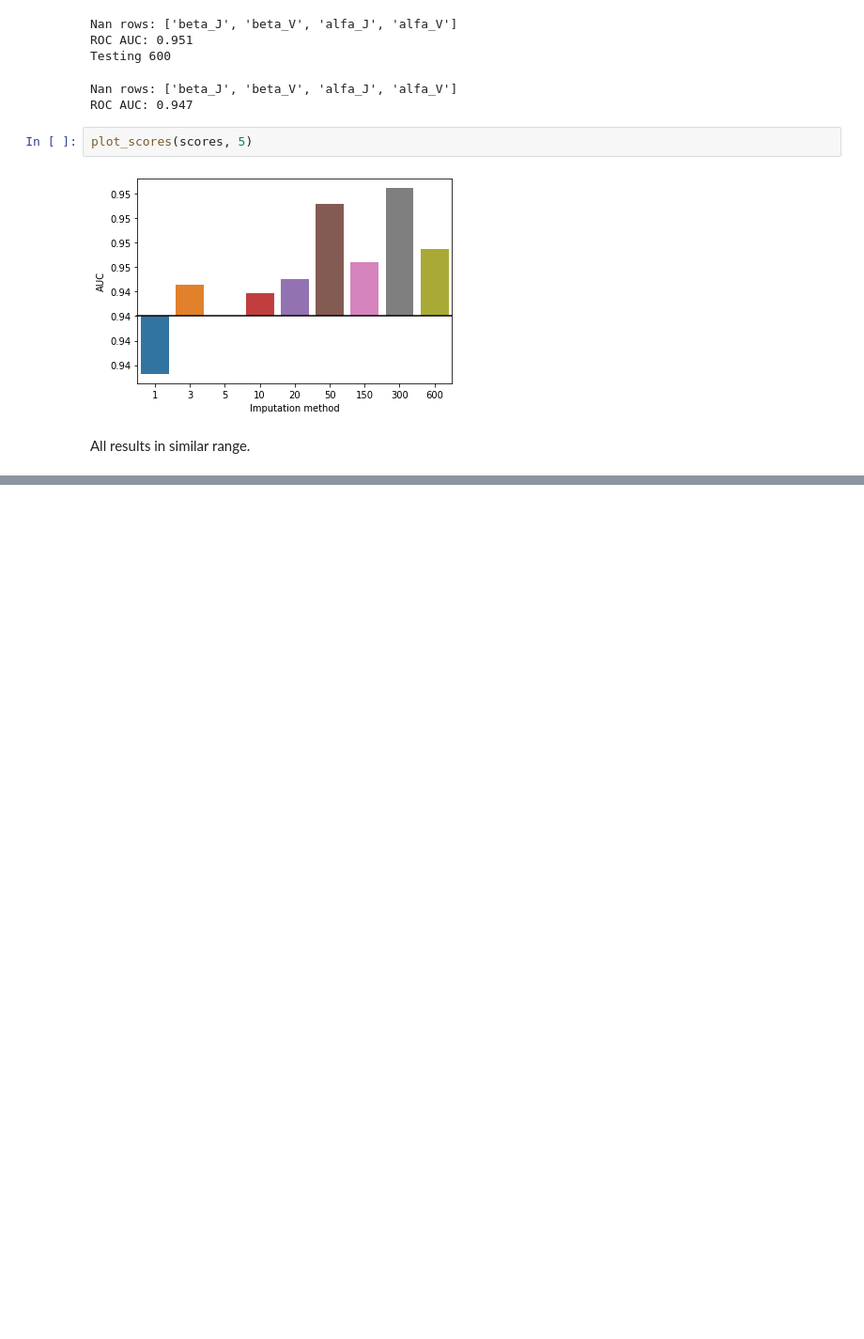
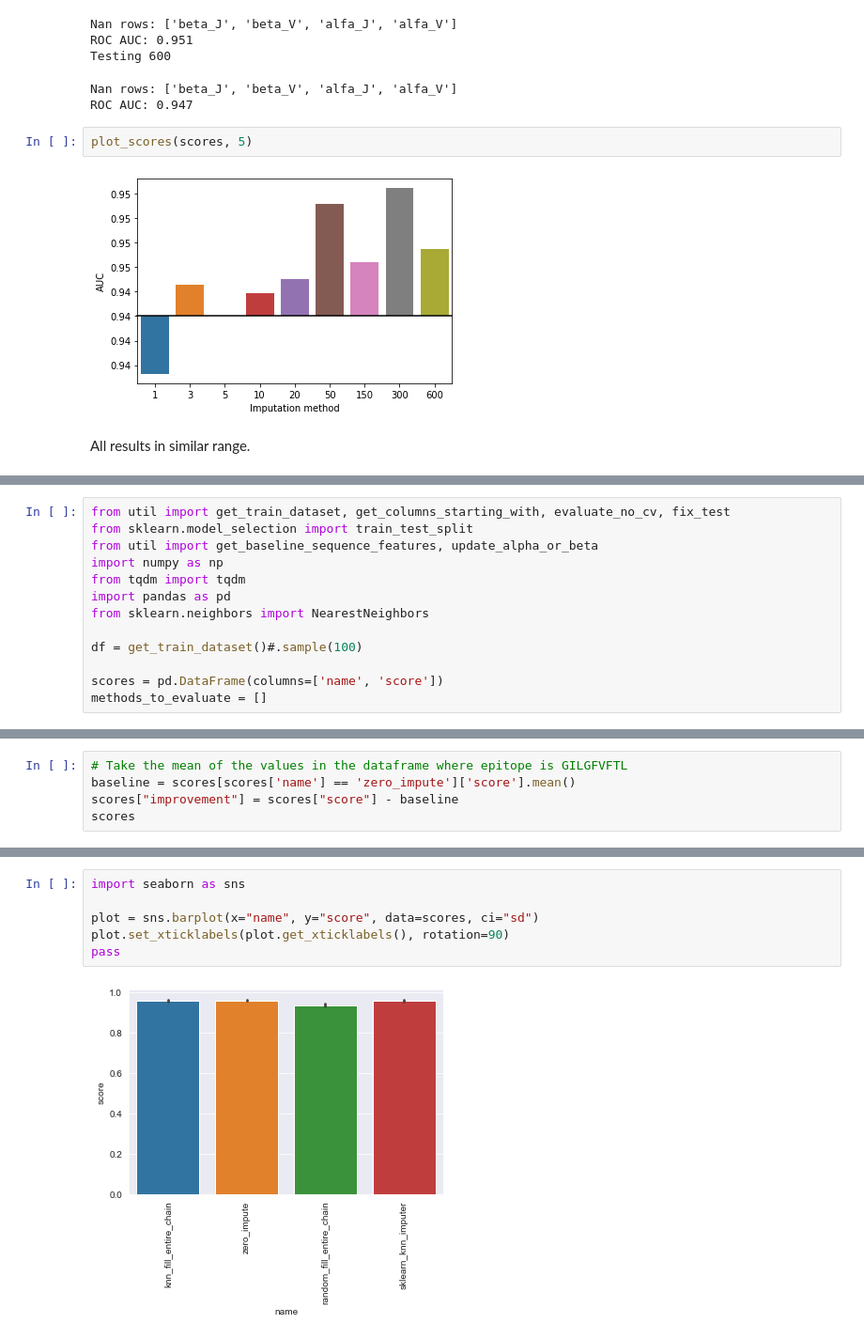
Before and after one commit to arnodeceuninck/thesis, a Jupyter notebook: 16 Alpha Beta KNN Prediction.ipynb, the cells around one changed output, grey strips where cells are left out. Shown at 94% size. Drawn from its saved outputs; the diff is of its cells as text; blank space fills up the shorter version.

Commit message:
knn chain imputation multiple folds tests

```diff
--- a/16 Alpha Beta KNN Prediction.ipynb
+++ b/16 Alpha Beta KNN Prediction.ipynb
@@ -760,0 +770,13 @@ All results in similar range.
+# %%
+from util import get_train_dataset, get_columns_starting_with, evaluate_no_cv, fix_test
+from sklearn.model_selection import train_test_split
+from util import get_baseline_sequence_features, update_alpha_or_beta
+import numpy as np
+from tqdm import tqdm
+import pandas as pd
+from sklearn.neighbors import NearestNeighbors
+
+df = get_train_dataset()#.sample(100)
+
+scores = pd.DataFrame(columns=['name', 'score'])
+methods_to_evaluate = []
@@ -760,0 +948,5 @@ All results in similar range.
+# %%
+# Take the mean of the values in the dataframe where epitope is GILGFVFTL
+baseline = scores[scores['name'] == 'zero_impute']['score'].mean()
+scores["improvement"] = scores["score"] - baseline
+scores
@@ -760,0 +971,8 @@ All results in similar range.
+# %%
+import seaborn as sns
+
+plot = sns.barplot(x="name", y="score", data=scores, ci="sd")
+plot.set_xticklabels(plot.get_xticklabels(), rotation=90)
+pass
+# %% [output]
+[figure, added]
```
Also changed, not shown: parts of 38 cells of this notebook, 2 other files.
